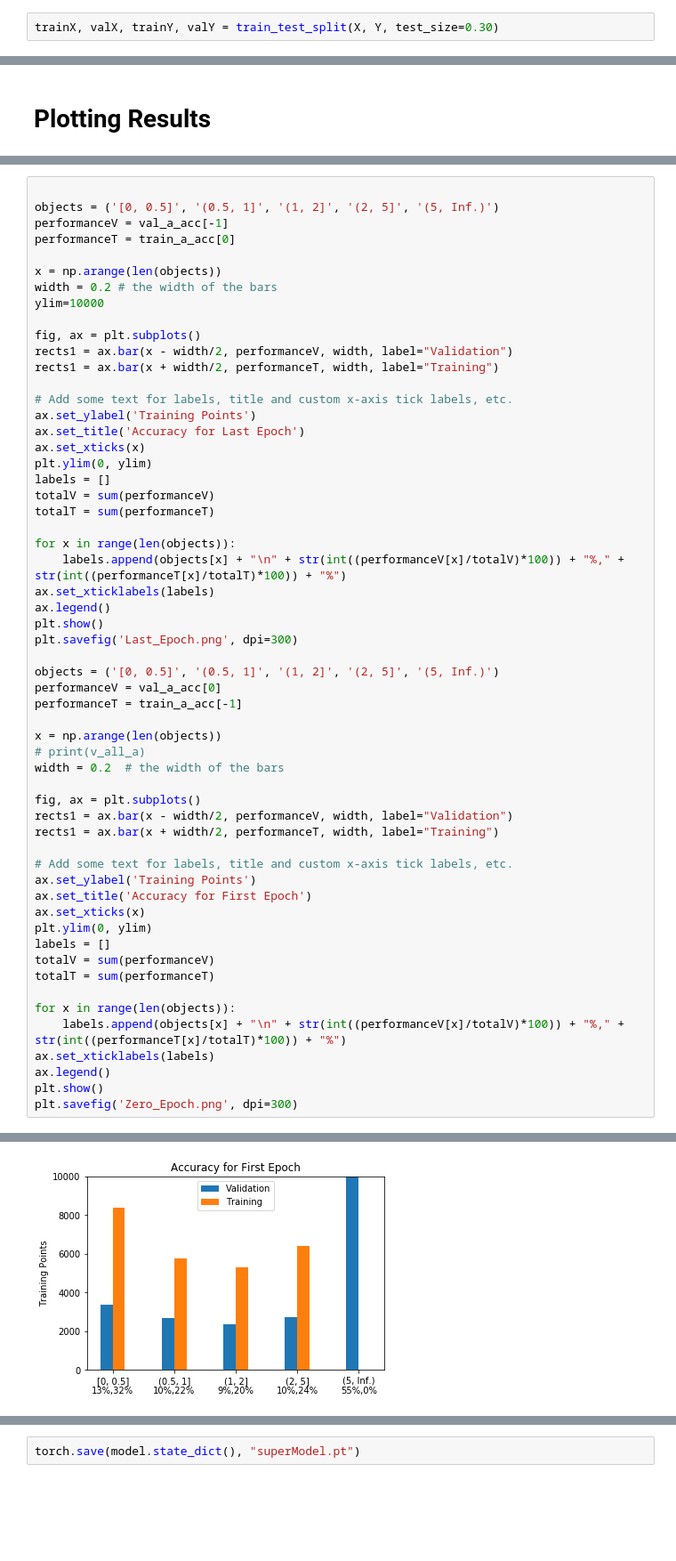
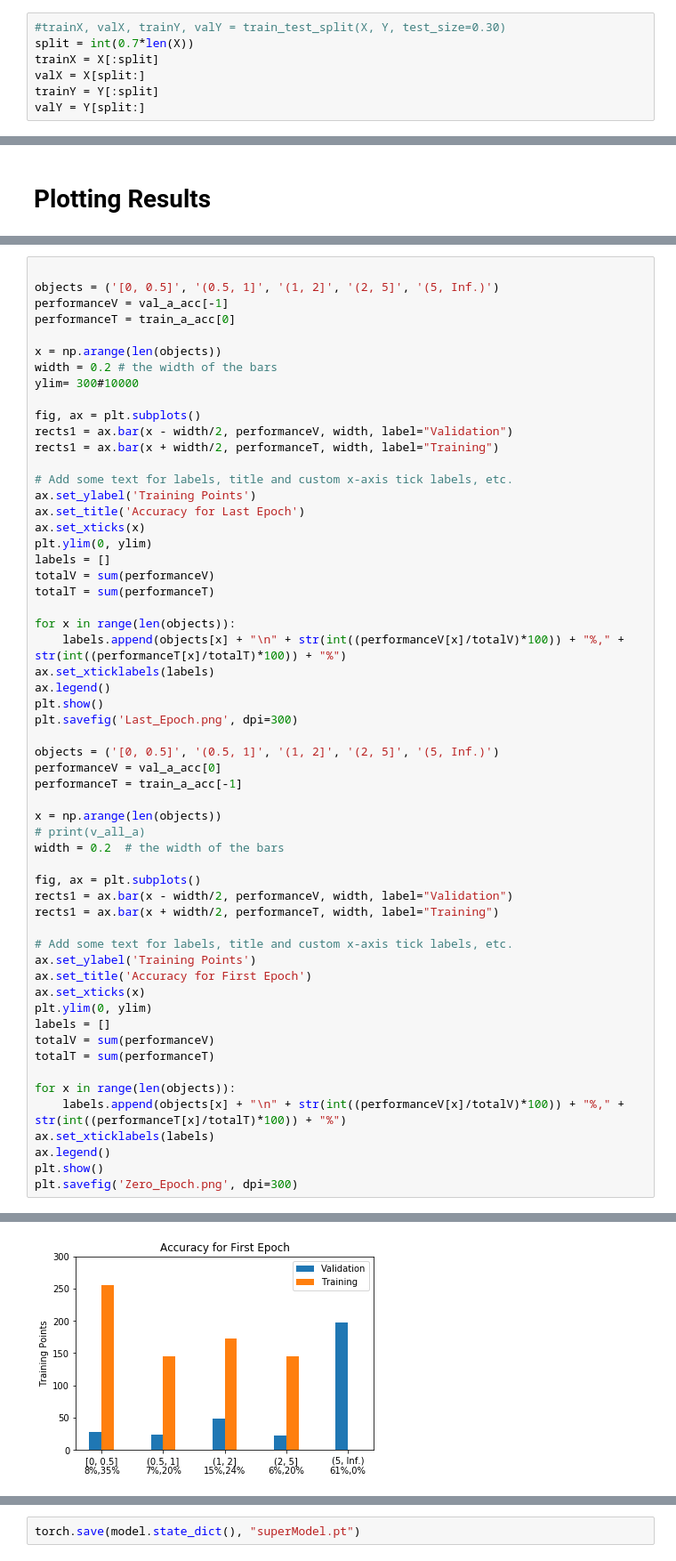
Before and after one commit to sapereir/11-785-Deep-Learning-Project, a Jupyter notebook: steering_superModel.ipynb, the cells around one changed output, grey strips where cells are left out. Shown: that part at 89% size. Cells and saved outputs as stored; diff of their text form; blank space fills up the shorter version.

Commit message:
Changed data train/val split

```diff
--- a/steering_superModel.ipynb
+++ b/steering_superModel.ipynb
@@ -74,7 +74,12 @@ Loading image names only..
 Data loading complete, took 0 seconds
 # Images loaded:  33808
 # %%
-trainX, valX, trainY, valY = train_test_split(X, Y, test_size=0.30)
+#trainX, valX, trainY, valY = train_test_split(X, Y, test_size=0.30)
+split = int(0.7*len(X))
+trainX = X[:split]
+valX = X[split:]
+trainY = Y[:split]
+valY = Y[split:]
 # %% [markdown]
 # Dataset
 # %%
@@ -506,7 +514,7 @@ performanceT = train_a_acc[0]
 
 x = np.arange(len(objects))
 width = 0.2 # the width of the bars
-ylim=10000
+ylim= 300#10000
 
 fig, ax = plt.subplots()
 rects1 = ax.bar(x - width/2, performanceV, width, label="Validation")
@@ -560,5 +568,5 @@ plt.savefig('Zero_Epoch.png', dpi=300)
 <Figure size 432x288 with 0 Axes>
-[figure, old version]
+[figure, new version]
 <Figure size 432x288 with 0 Axes>
 # %%
 torch.save(model.state_dict(), "superModel.pt")
```
Also changed, not shown: parts of 8 cells of this notebook.
